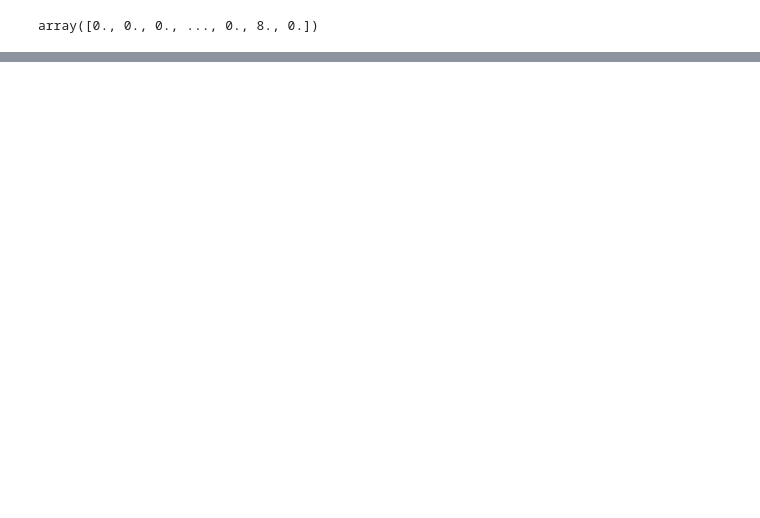
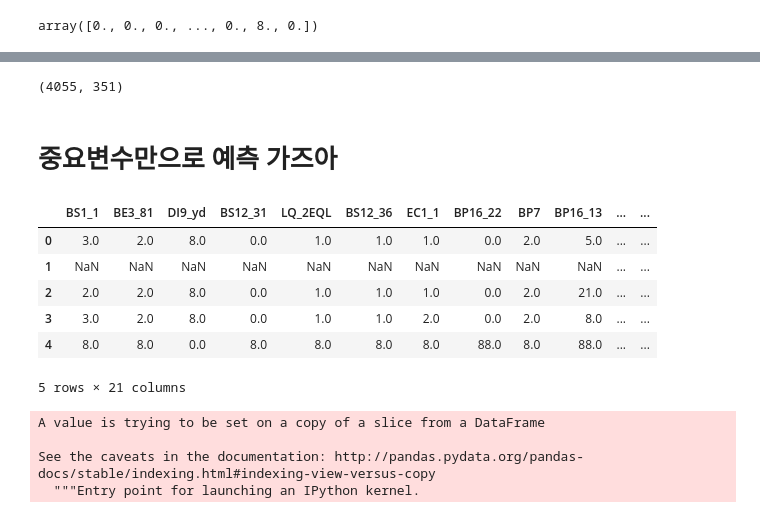
Before and after one commit to ximzzzzz/PHR, a Jupyter notebook: 국민건강영양조사_위암.ipynb, the cells around one changed output, grey strips where cells are left out. Cells and saved outputs as stored; diff of their text form; code cells hidden in the pictures; blank space fills up the shorter version.

```diff
--- a/국민건강영양조사_위암.ipynb
+++ b/국민건강영양조사_위암.ipynb
@@ -171,0 +276,4 @@ EC_lgw_2 : (성인)
+# %%
+plt.figure(figsize=(20,20))
+feat_importances = pd.Series(rf.feature_importances_, index=test_x.columns)
+feat_importances.nlargest(30).plot(kind='barh')
@@ -171,0 +313,30 @@ EC_lgw_2 : (성인)
+# %%
+train_x.shape
+# %% [output]
+(4055, 351)
+# %% [markdown]
+# 중요변수만으로 예측 가즈아
+# %%
+feat_20 = feat_importances.nlargest(20).keys()
+# %%
+feat_20 = feat_20.append(pd.Index(['DC1_dg']))
+# %%
+pre_ = data[feat_20]
+# %%
+pre_.head()
+# %% [output]
+|  | BS1_1 | BE3_81 | DI9_yd | BS12_31 | LQ_2EQL | BS12_36 | EC1_1 | BP16_22 | BP7 | BP16_13 | ... | ... |
+| 0 | 3.0 | 2.0 | 8.0 | 0.0 | 1.0 | 1.0 | 1.0 | 0.0 | 2.0 | 5.0 | ... | ... |
+| 1 | NaN | NaN | NaN | NaN | NaN | NaN | NaN | NaN | NaN | NaN | ... | ... |
+| 2 | 2.0 | 2.0 | 8.0 | 0.0 | 1.0 | 1.0 | 1.0 | 0.0 | 2.0 | 21.0 | ... | ... |
+| 3 | 3.0 | 2.0 | 8.0 | 0.0 | 1.0 | 1.0 | 2.0 | 0.0 | 2.0 | 8.0 | ... | ... |
+| 4 | 8.0 | 8.0 | 0.0 | 8.0 | 8.0 | 8.0 | 8.0 | 88.0 | 8.0 | 88.0 | ... | ... |
+5 rows × 21 columns
+# %%
+pre_.dropna(inplace=True)
+pre_.reset_index(drop=True,inplace=True)
+# %% [output]
+A value is trying to be set on a copy of a slice from a DataFrame
+
+See the caveats in the documentation: http://pandas.pydata.org/pandas-docs/stable/indexing.html#indexing-view-versus-copy
+  """Entry point for launching an IPython kernel.
```
Also changed, not shown: parts of 55 cells of this notebook.
